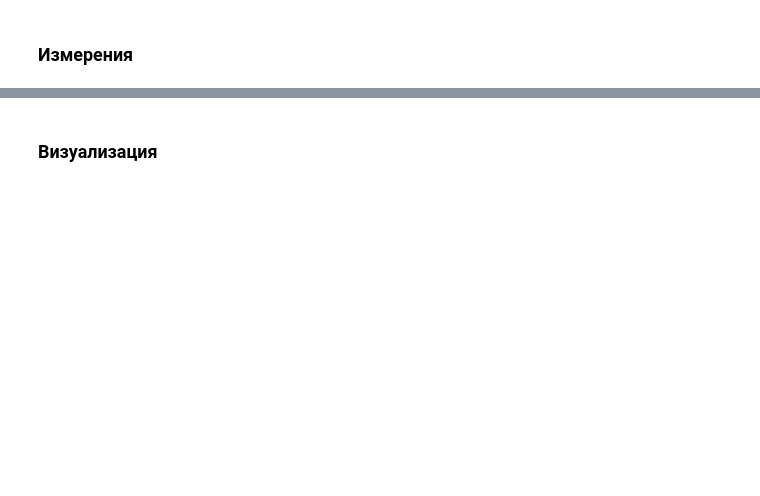
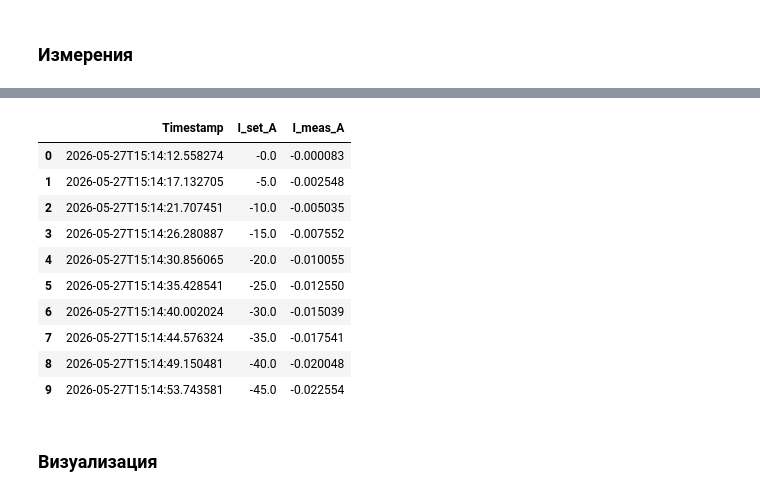
Before and after one commit to alexlegoshin/IDM-IVTrace, a Jupyter notebook: IVtrace_v1.0a-jupyter.ipynb, the cells around one changed output, grey strips where cells are left out. Saved outputs shown, nothing was run; the diff lists cells and outputs as text; code cells hidden in the pictures; blank space fills up the shorter version.

```diff
--- a/IVtrace_v1.0a-jupyter.ipynb
+++ b/IVtrace_v1.0a-jupyter.ipynb
@@ -58,6 +62,16 @@ if len(resources) == 0:
 dmm_addr = None
 curr_src_addr = None
 
+# Список ключевых слов для идентификации вольтметра
+# (подстрока в ответе *IDN?, регистр не важен)
+DMM_KEYWORDS = [
+    'AKIP-2101',            # Siglent SDM3055
+    'SIGLENT',              # Siglent (общее)
+    'PICOTEST',             # V7-78/1 (PICOTEST CORP)
+    'AKIP-B7-78',           # АКИП-B7-78-1 (тот же V7-78/1)
+    'V7-78',                # ещё один вариант модели
+]
+
 for res in resources:
     try:
         instr = rm.open_resource(res)
@@ -65,10 +79,14 @@ for res in resources:
         instr.timeout = 3000
         idn = instr.query('*IDN?').strip()
         print(f'{res}  ->  {idn}')
-        if 'AKIP-2101' in idn or 'SIGLENT' in idn.upper():
+
+        # Определение вольтметра по любому из ключевых слов
+        if any(keyword.upper() in idn.upper() for keyword in DMM_KEYWORDS):
             dmm_addr = res
+        # Определение источника тока
         elif 'ITECH' in idn.upper() or 'IT-M' in idn.upper():
             curr_src_addr = res
+
         instr.close()
     except Exception as e:
         print(f'{res}  ->  Ошибка при опросе: {e}')
@@ -269,24 +354,24 @@ curr.write('SOUR:CURR:SLEW 10')    # скорость нарастания то
 
 print("Подключаюсь к приборам...\n")
 
-# ---- Инициализация источника (без изменений) ----
+# ---- Инициализация источника ----
 curr.write('*RST')
 time.sleep(1)
 curr.write(f'SOUR:VOLT {V_limit}')
 curr.write('SOUR:CURR 0')
 print("Источник тока готов.\n")
 
-# ---- Настройка вольтметра: начальный диапазон 10 А ----
-dmm.write('*RST')
-time.sleep(0.5)
-dmm.write('SENS:FUNC "CURR:DC"')
-dmm.write('SENS:CURR:DC:NPLC 1')
-dmm.write('SENS:CURR:DC:RANG 10')   # начинаем с максимального диапазона
-current_range = 10.0                # текущий предел в А
-available_ranges = [0.0002, 0.002, 0.02, 0.2, 2.0, 10.0]  # все доступные пределы
-range_idx = len(available_ranges) - 1   # индекс текущего предела (10 А)
+# # ---- Настройка вольтметра: начальный диапазон 10 А ----
+# dmm.write('*RST')
+# time.sleep(0.5)
+# dmm.write('SENS:FUNC "CURR:DC"')
+# dmm.write('SENS:CURR:DC:NPLC 1')
+# dmm.write('SENS:CURR:DC:RANG 10')   # начинаем с максимального диапазона
+# current_range = 10.0                # текущий предел в А
+# available_ranges = [0.0002, 0.002, 0.02, 0.2, 2.0, 10.0]  # все доступные пределы
+# range_idx = len(available_ranges) - 1   # индекс текущего предела (10 А)
 
-print("Вольтметр: начальный диапазон 10 А, ожидается уточнение после первого измерения.\n")
+# print("Вольтметр: начальный диапазон 10 А, ожидается уточнение после первого измерения.\n")
 
 # ---- Измерительный цикл ----
 results = []
@@ -311,7 +396,6 @@ for step in range(num_steps):
         except pyvisa.errors.VisaIOError as e:
             # Если перегрузка (overload) – значит ток превышает текущий предел
             print(f"  ⚠ Перегрузка при измерении, переключаем диапазон вверх.")
-            # Увеличиваем диапазон, если возможно
             if range_idx < len(available_ranges) - 1:
                 range_idx += 1
                 current_range = available_ranges[range_idx]
@@ -326,13 +410,14 @@ for step in range(num_steps):
         except Exception as e:
             print(f"  Ошибка измерения: {e}")
     i_avg = sum(currents) / len(currents) if currents else 0.0
+    abs_i = abs(i_avg)   # модуль измеренного тока для анализа диапазона
 
-    # ---- Динамическое переключение диапазона (после первого измерения) ----
+    # ---- Динамическое переключение диапазона ----
     if step == 0:
-        # Первое измерение – выбираем оптимальный предел под измеренный ток
+        # Первое измерение – выбираем оптимальный предел под измеренный ток (по модулю)
         best_range = None
         for r in available_ranges:
-            if r >= i_avg:
+            if r >= abs_i:
                 best_range = r
                 break
         if best_range is None:
@@ -343,24 +428,22 @@ for step in range(num_steps):
             dmm.write(f'SENS:CURR:DC:RANG {current_range}')
             print(f"  → После первого измерения диапазон переключён на {current_range} A")
     else:
-        # Проверка выхода за пределы текущего диапазона (вверх)
-        if i_avg > current_range * 0.95:  # запас 5% до перегрузки
-            # Увеличиваем до следующего предела
+        # Проверка выхода за пределы текущего диапазона (вверх) по модулю тока
+        if abs_i > current_range * 0.95:  # запас 5% до перегрузки
             if range_idx < len(available_ranges) - 1:
                 range_idx += 1
                 new_range = available_ranges[range_idx]
                 dmm.write(f'SENS:CURR:DC:RANG {new_range}')
-                print(f"  ↑ Диапазон увеличен до {new_range} A (измерено {i_avg:.4f} A)")
+                print(f"  ↑ Диапазон увеличен до {new_range} A (измерено {abs_i:.4f} A)")
                 current_range = new_range
-        # Переключение вниз (опционально) – если ток упал ниже 10% предела и есть меньший предел
-        elif i_avg < current_range * 0.1 and range_idx > 0:
-            # Можно уменьшить до предела, который >= i_avg
+        # Переключение вниз, если ток упал ниже 10% предела (также по модулю)
+        elif abs_i < current_range * 0.1 and range_idx > 0:
             for r in reversed(available_ranges[:range_idx]):
-                if r >= i_avg:
+                if r >= abs_i:
                     range_idx = available_ranges.index(r)
                     new_range = r
                     dmm.write(f'SENS:CURR:DC:RANG {new_range}')
-                    print(f"  ↓ Диапазон уменьшен до {new_range} A (измерено {i_avg:.4f} A)")
+                    print(f"  ↓ Диапазон уменьшен до {new_range} A (измерено {abs_i:.4f} A)")
                     current_range = new_range
                     break
 
@@ -388,7 +471,8 @@ df = pd.DataFrame(results)
 
 with open(csv_filename, 'w', encoding='utf-8') as f:
     f.write(f"# Датчик: {label}\n")
-    f.write(f"# Диапазон заданного тока: {I_start}..{I_stop} А, шаг {I_step} А, ограничение V={V_limit} В, ветвь: {direction}\n")
+    f.write(f"# Диапазон заданного тока: {I_start}..{I_stop} А, шаг {I_step} А, ограничение V={V_limit} В\n")
+    f.write(f"# ветвь: {direction}\n")
     f.write(f"# Задержка установки: {delay} с\n")
     f.write(f"# Задержка охлаждения: {cooling_delay} с\n")
     f.write(f"# Время измерения: {datetime.now().strftime('%Y-%m-%d %H:%M:%S')}\n")
@@ -398,3 +482,4 @@ with open(csv_filename, 'w', encoding='utf-8') as f:
 
 print(f"Данные сохранены в {csv_filename}")
 df.head(10)
+# %% [output]
@@ -401,3 +503,14 @@ df.head(10)
+|  | Timestamp | I_set_A | I_meas_A |
+| 0 | 2026-05-27T15:14:12.558274 | -0.0 | -0.000083 |
+| 1 | 2026-05-27T15:14:17.132705 | -5.0 | -0.002548 |
+| 2 | 2026-05-27T15:14:21.707451 | -10.0 | -0.005035 |
+| 3 | 2026-05-27T15:14:26.280887 | -15.0 | -0.007552 |
+| 4 | 2026-05-27T15:14:30.856065 | -20.0 | -0.010055 |
+| 5 | 2026-05-27T15:14:35.428541 | -25.0 | -0.012550 |
+| 6 | 2026-05-27T15:14:40.002024 | -30.0 | -0.015039 |
+| 7 | 2026-05-27T15:14:44.576324 | -35.0 | -0.017541 |
+| 8 | 2026-05-27T15:14:49.150481 | -40.0 | -0.020048 |
+| 9 | 2026-05-27T15:14:53.743581 | -45.0 | -0.022554 |
 # %% [markdown]
 ### Визуализация ###
 # %%
```
Also changed, not shown: parts of 7 cells of this notebook.
